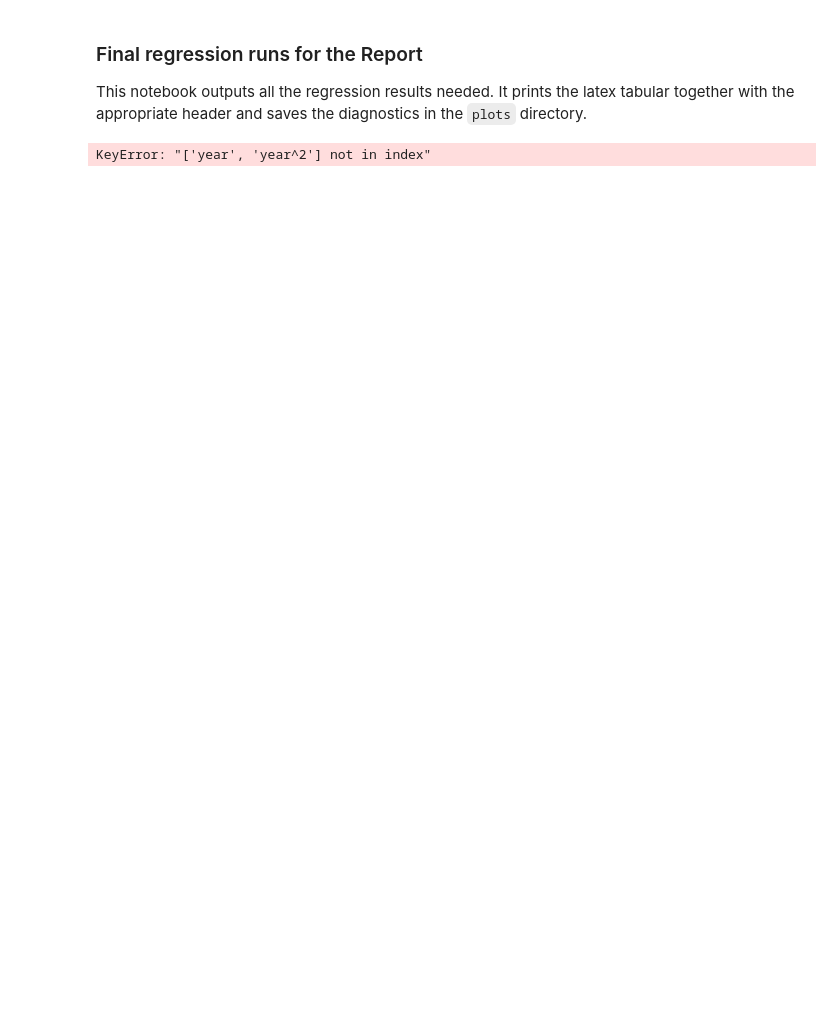
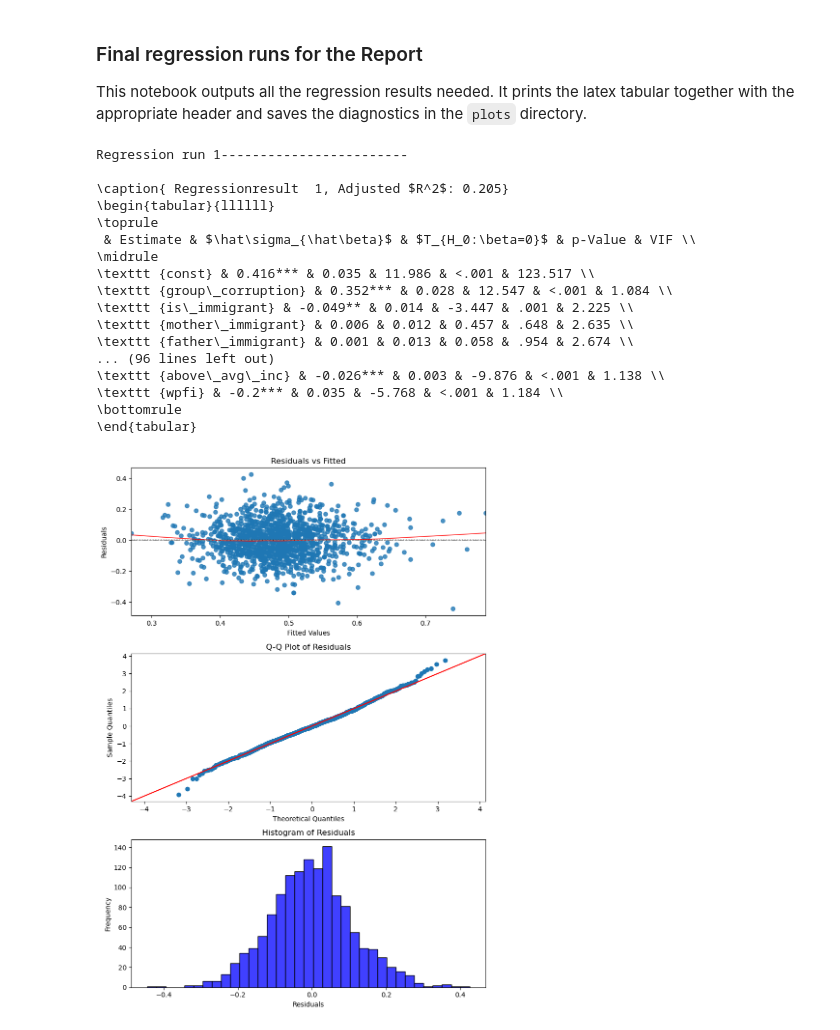
Before and after one commit to Carsten134/wvs_national_trust, a Jupyter notebook: linear_regressions.ipynb, the cells around one changed output. Cells and saved outputs as stored; diff of their text form; code cells hidden in the pictures; blank space fills up the shorter version.

Commit message:
added last changes to linear regression

```diff
--- a/linear_regressions.ipynb
+++ b/linear_regressions.ipynb
@@ -28,13 +28,33 @@ german_only = [True, False, False]
 # %%
 for i in range(len(regressions_exp)):
   X, y = df[regressions_exp[i]], df.national_distrust_index
   X = sm.add_constant(X)
+  if german_only[i]:
+    german_rows = df.country_DEU == 1
+    X,y = X.loc[german_rows, :], y[german_rows]
 
   lm = sm.OLS(y, X).fit(cov_type="HC0")
 
   print(f"Regression run {i+1}------------------------\n")
   print(f"\caption\u007b Regressionresult  {i+1}, Adjusted $R^2$: {round(lm.rsquared_adj,3)}\u007d")
   apa_latex_est_tabular(lm, X)
   plot(lm, f"regression{i+1}_diag")
 # %% [output]
-KeyError: "['year', 'year^2'] not in index"
+Regression run 1------------------------
+
+\caption{ Regressionresult  1, Adjusted $R^2$: 0.205}
+\begin{tabular}{llllll}
+\toprule
+ & Estimate & $\hat\sigma_{\hat\beta}$ & $T_{H_0:\beta=0}$ & p-Value & VIF \\
+\midrule
+\texttt {const} & 0.416*** & 0.035 & 11.986 & <.001 & 123.517 \\
+\texttt {group\_corruption} & 0.352*** & 0.028 & 12.547 & <.001 & 1.084 \\
+\texttt {is\_immigrant} & -0.049** & 0.014 & -3.447 & .001 & 2.225 \\
+\texttt {mother\_immigrant} & 0.006 & 0.012 & 0.457 & .648 & 2.635 \\
+\texttt {father\_immigrant} & 0.001 & 0.013 & 0.058 & .954 & 2.674 \\
+... (96 lines left out)
+\texttt {above\_avg\_inc} & -0.026*** & 0.003 & -9.876 & <.001 & 1.138 \\
+\texttt {wpfi} & -0.2*** & 0.035 & -5.768 & <.001 & 1.184 \\
+\bottomrule
+\end{tabular}
+[figure, added]
```
Also changed, not shown: parts of 2 cells of this notebook, 3 other files.
